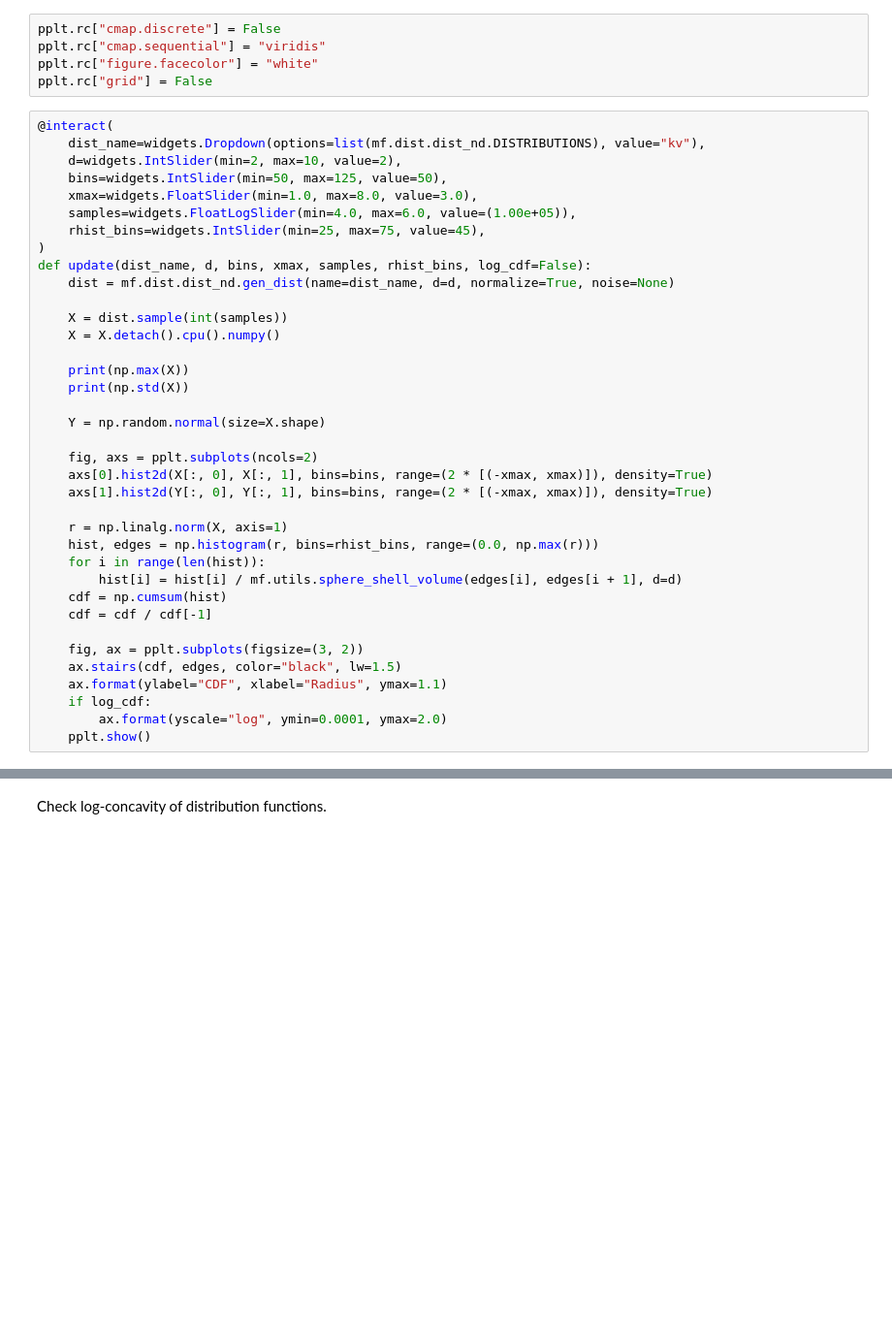
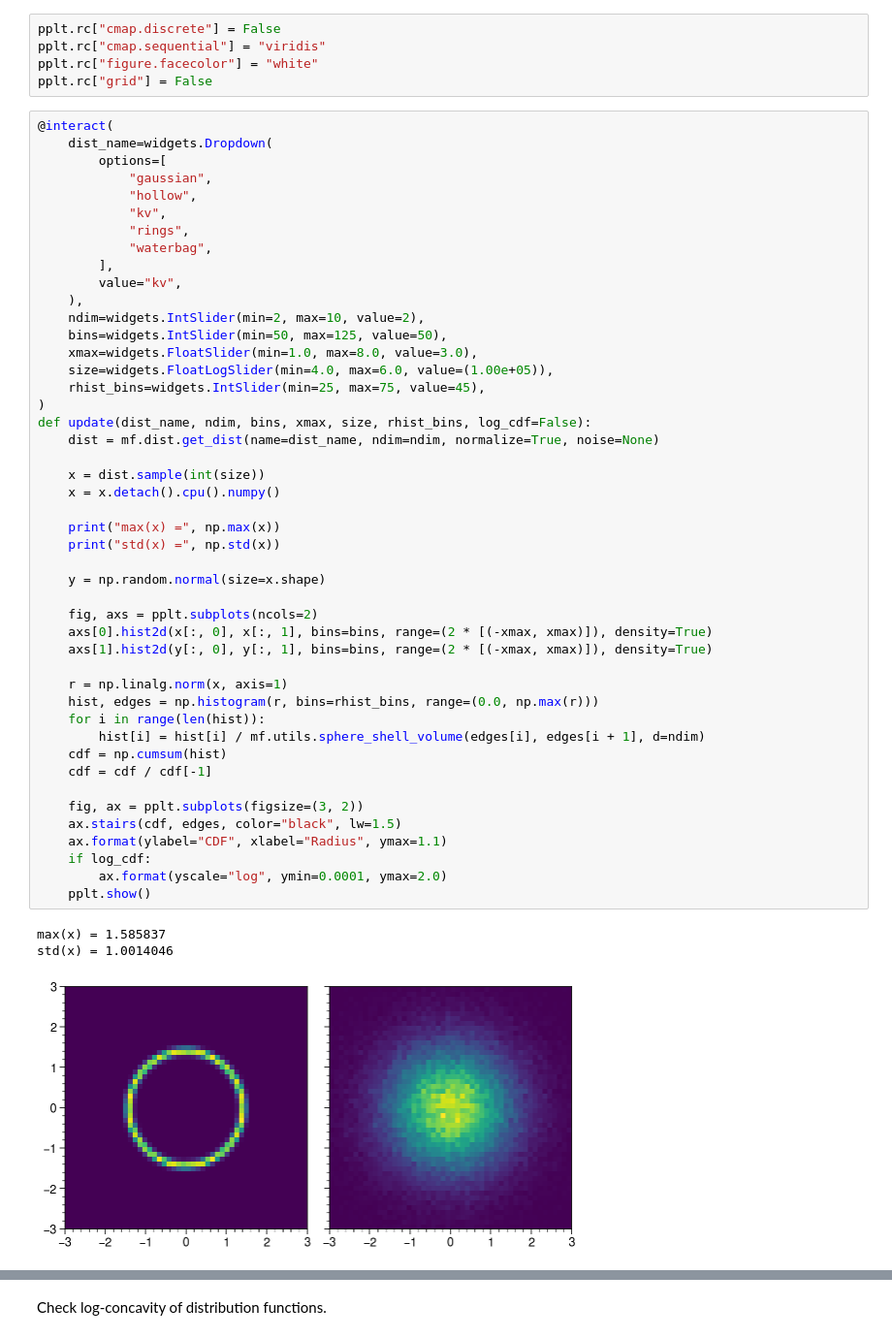
Before and after one commit to austin-hoover/ment-flow, a Jupyter notebook: experiments/dist/convergence_to_gaussian_projections.ipynb, the cells around one changed output, grey strips where cells are left out. Shown at 97% size. Cells and saved outputs as stored; diff of their text form; blank space fills up the shorter version.

```diff
--- a/experiments/dist/convergence_to_gaussian_projections.ipynb
+++ b/experiments/dist/convergence_to_gaussian_projections.ipynb
@@ -14,38 +14,51 @@ pplt.rc["figure.facecolor"] = "white"
 pplt.rc["grid"] = False
 # %%
 @interact(
-    dist_name=widgets.Dropdown(options=list(mf.dist.dist_nd.DISTRIBUTIONS), value="kv"),
-    d=widgets.IntSlider(min=2, max=10, value=2),
+    dist_name=widgets.Dropdown(
+        options=[
+            "gaussian",
+            "hollow",
+            "kv",
+            "rings",
+            "waterbag",
+        ],
+        value="kv",
+    ),
+    ndim=widgets.IntSlider(min=2, max=10, value=2),
     bins=widgets.IntSlider(min=50, max=125, value=50),
     xmax=widgets.FloatSlider(min=1.0, max=8.0, value=3.0),
-    samples=widgets.FloatLogSlider(min=4.0, max=6.0, value=(1.00e+05)),
+    size=widgets.FloatLogSlider(min=4.0, max=6.0, value=(1.00e+05)),
     rhist_bins=widgets.IntSlider(min=25, max=75, value=45),
 )
-def update(dist_name, d, bins, xmax, samples, rhist_bins, log_cdf=False):
-    dist = mf.dist.dist_nd.gen_dist(name=dist_name, d=d, normalize=True, noise=None)
+def update(dist_name, ndim, bins, xmax, size, rhist_bins, log_cdf=False):
+    dist = mf.dist.get_dist(name=dist_name, ndim=ndim, normalize=True, noise=None)
 
-    X = dist.sample(int(samples))
-    X = X.detach().cpu().numpy()
+    x = dist.sample(int(size))
+    x = x.detach().cpu().numpy()
 
-    print(np.max(X))
-    print(np.std(X))
+    print("max(x) =", np.max(x))
+    print("std(x) =", np.std(x))
 
-    Y = np.random.normal(size=X.shape)
+    y = np.random.normal(size=x.shape)
 
     fig, axs = pplt.subplots(ncols=2)
-    axs[0].hist2d(X[:, 0], X[:, 1], bins=bins, range=(2 * [(-xmax, xmax)]), density=True)
-    axs[1].hist2d(Y[:, 0], Y[:, 1], bins=bins, range=(2 * [(-xmax, xmax)]), density=True)
+    axs[0].hist2d(x[:, 0], x[:, 1], bins=bins, range=(2 * [(-xmax, xmax)]), density=True)
+    axs[1].hist2d(y[:, 0], y[:, 1], bins=bins, range=(2 * [(-xmax, xmax)]), density=True)
 
-    r = np.linalg.norm(X, axis=1)
+    r = np.linalg.norm(x, axis=1)
     hist, edges = np.histogram(r, bins=rhist_bins, range=(0.0, np.max(r)))
     for i in range(len(hist)):
-        hist[i] = hist[i] / mf.utils.sphere_shell_volume(edges[i], edges[i + 1], d=d)
+        hist[i] = hist[i] / mf.utils.sphere_shell_volume(edges[i], edges[i + 1], d=ndim)
     cdf = np.cumsum(hist)
     cdf = cdf / cdf[-1]
 
     fig, ax = pplt.subplots(figsize=(3, 2))
     ax.stairs(cdf, edges, color="black", lw=1.5)
     ax.format(ylabel="CDF", xlabel="Radius", ymax=1.1)
     if log_cdf:
         ax.format(yscale="log", ymin=0.0001, ymax=2.0)
     pplt.show()
+# %% [output]
+max(x) = 1.585837
+std(x) = 1.0014046
+[figure, added]
```
Also changed, not shown: parts of 1 cell of this notebook, 17 other files.
